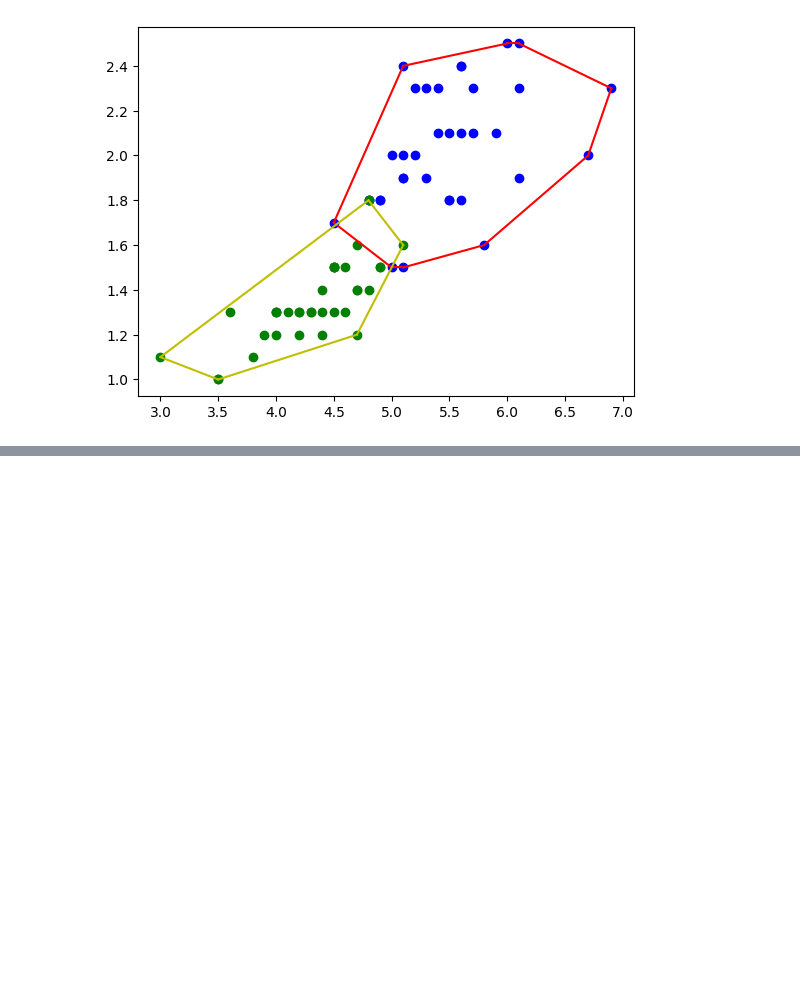
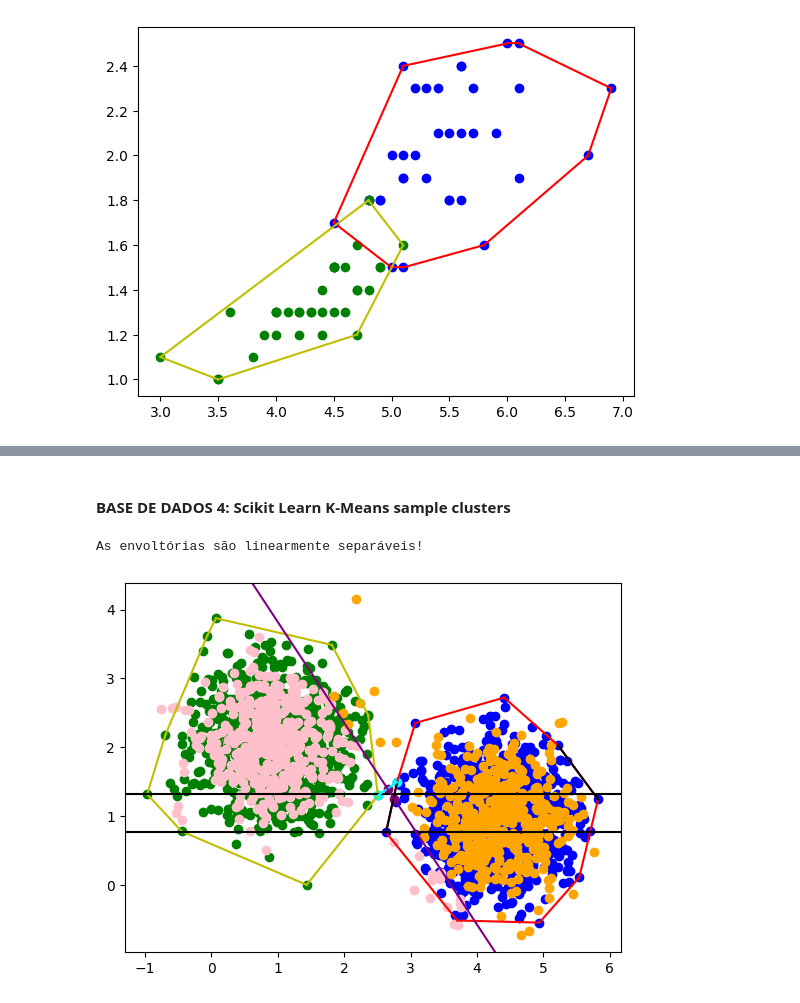
Before and after one commit to Chbmleao/Algorithms2-TP1, a Jupyter notebook: tp1.ipynb, the cells around one changed output, grey strips where cells are left out. Saved outputs shown, nothing was run; the diff lists cells and outputs as text; code cells hidden in the pictures; blank space fills up the shorter version.

```diff
--- a/tp1.ipynb
+++ b/tp1.ipynb
@@ -1084,0 +1115,51 @@ As envoltórias são linearmente separáveis!
+# %% [markdown]
+#### BASE DE DADOS 4: Scikit Learn K-Means sample clusters
+# %%
+from sklearn.datasets import make_blobs
+
+# Generate sample data
+n_samples = 3000
+n_components = 2
+
+X, y_true = make_blobs(
+    n_samples=n_samples, centers=n_components, cluster_std=0.55, random_state=0
+)
+X = X[:, ::-1]
+
+cluster0Data = []
+cluster1Data = []
+for idx in range(len(X)):
+    if y_true[idx] == 0:
+        cluster0Data.append(X[idx])
+    else:
+        cluster1Data.append(X[idx])
+
+cluster0Points = datasetToPoints(cluster0Data)
+cluster1Points = datasetToPoints(cluster1Data)
+
+(cluster0TrainingPoints, cluster0TestPoints) = trainTestSplit(cluster0Points, 70)
+(cluster1TrainingPoints, cluster1TestPoints) = trainTestSplit(cluster1Points, 70)
+
+cluster0Hull = giftWrapping(cluster0TrainingPoints)
+cluster1Hull = giftWrapping(cluster1TrainingPoints)
+
+scatterPlots((cluster0TrainingPoints, cluster0Hull), (cluster1TrainingPoints, cluster1Hull))
+# Determine if the wine0 and versicolor hulls are linearly separable
+printAux = '' if isLinearlySeparable(cluster0Hull, cluster1Hull) else 'NÃO '
+print('As envoltórias ' + printAux + 'são linearmente separáveis!')
+
+# Get the separation line that separates the wine0 and versicolor hulls
+closestPoints = getClosestPoints(cluster0Hull, cluster1Hull)
+closest_points_segment = Segment(closestPoints[0], closestPoints[1])
+separation_segment = getLinearSeparationSegment(closestPoints)
+
+# Classify the test points
+concatenatedTestPoints = cluster0TestPoints + cluster1TestPoints
+classification = classifyPoints(concatenatedTestPoints, separation_segment)
+
+linearSeparationPlot(closest_points_segment, separation_segment)
+plotClusters(classification)
+plt.show()
+# %% [output]
+As envoltórias são linearmente separáveis!
+[figure, added]
```
Also changed, not shown: parts of 9 cells of this notebook.
